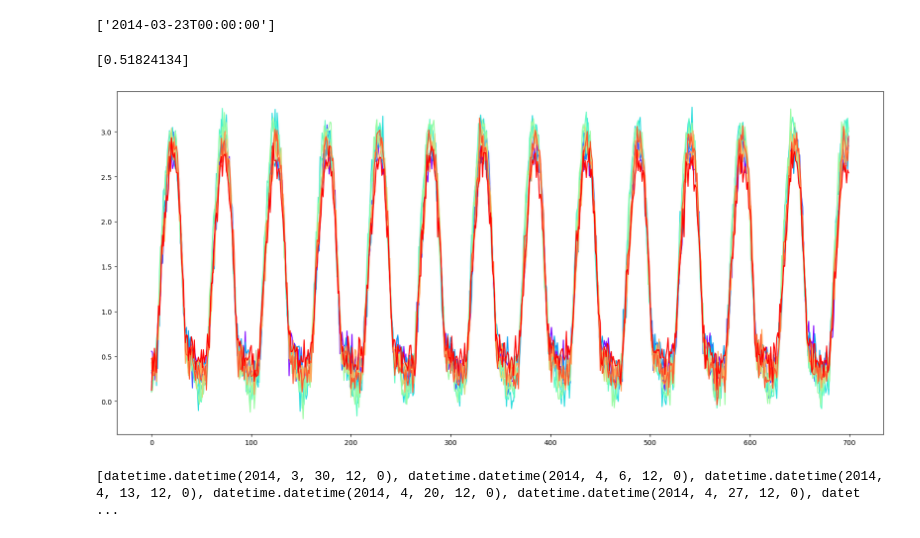
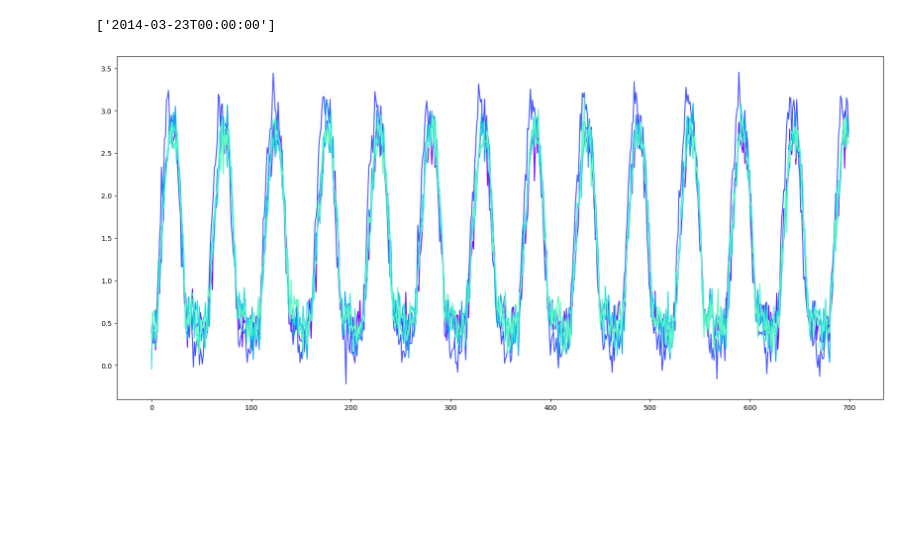
Before and after one commit to van-dai-vuong/cuTAGI, a Jupyter notebook: examples/generator_synTS_LSTM.ipynb, the cells around one changed output. Cells and saved outputs as stored; diff of their text form; code cells hidden in the pictures; blank space fills up the shorter version.

```diff
--- a/examples/generator_synTS_LSTM.ipynb
+++ b/examples/generator_synTS_LSTM.ipynb
@@ -44,18 +44,31 @@ net.load(filename='./saved_param/HQ_hybrid_LSTM/lstm_hq_hybrid_onlydisp2.pth')
 
 # # State-space models: for baseline hidden states
 phi_AA = 0.999
+phi_AR = 0.51824134
 Sigma_AR = 0.11453**2
 Sigma_AA = Sigma_AR*1e-17
 LA_var_stationary = Sigma_AA /(1-phi_AA**2)
+AR_var_stationary = Sigma_AR /(1-phi_AR**2)
 # Autoregressive acceleration + online AR
+# hybrid = LSTM_SSM(
+#     neural_network = net,           # LSTM
+#     baseline = 'AA + AR', # 'level', 'trend', 'acceleration', 'ETS'
+#     zB  = np.array([0.1, 1E-4, 0, 0.5, 0.02]),    # initial mu for baseline hidden states
+#     SzB = np.array([1E-5, 1E-8, LA_var_stationary, 0.25, Sigma_AR]),    # var
+#     phi_AA = phi_AA,
+#     Sigma_AR = Sigma_AR,
+#     Sigma_AA = Sigma_AA,
+# )
 hybrid = LSTM_SSM(
     neural_network = net,           # LSTM
-    baseline = 'AA + AR', # 'level', 'trend', 'acceleration', 'ETS'
-    zB  = np.array([0.1, 1E-4, 0, 0.5, 0.02]),    # initial mu for baseline hidden states
-    SzB = np.array([1E-5, 1E-8, LA_var_stationary, 0.25, Sigma_AR]),    # var
+    baseline = 'AA + plain_AR', # 'level', 'trend', 'acceleration', 'ETS'
+    zB  = np.array([0.1, 1E-4, 0, 0.02]),    # initial mu for baseline hidden states
+    SzB = np.array([1E-5, 1E-8, LA_var_stationary, AR_var_stationary]),    # var
     phi_AA = phi_AA,
+    phi_AR = phi_AR,
     Sigma_AR = Sigma_AR,
     Sigma_AA = Sigma_AA,
+    use_online_AR=False,
 )
 # %%
 date_time_file="data/HQ/LGA007PIAP-E010_Y_train_datetime.csv"
@@ -170,7 +183,7 @@ print(date_time_train[-1])
 # %% [output]
 ['2014-03-23T00:00:00']
 # %%
-num_syn_ts = 10
+num_syn_ts = 20
 syn_ts_len = 700
 syn_ts_all = []
 models_filenames = ['./saved_param/HQ_hybrid_LSTM/lstm_hq_hybrid_onlydisp.pth',
@@ -183,11 +196,11 @@ models_filenames = ['./saved_param/HQ_hybrid_LSTM/lstm_hq_hybrid_onlydisp.pth',
                     './saved_param/HQ_hybrid_LSTM/lstm_hq_hybrid_onlydisp8.pth',
                     './saved_param/HQ_hybrid_LSTM/lstm_hq_hybrid_onlydisp9.pth',
                     './saved_param/HQ_hybrid_LSTM/lstm_hq_hybrid_onlydisp10.pth',]
-print(z_prior[-3])
+# models_filenames = ['./saved_param/HQ_hybrid_LSTM/lstm_hq_hybrid_onlydisp4.pth']
 hybrid.z[-3] = z_prior[-3]
 hybrid.Sz[-3,:] = 0
 hybrid.Sz[:,-3] = 0
-for j in range(num_syn_ts):
+for j in tqdm(range(num_syn_ts)):
     # Sample a model filename from models_filenames randomly
     filename = np.random.choice(models_filenames)
 
@@ -197,6 +210,7 @@ for j in range(num_syn_ts):
 
     syn_ts_i=[]
     date_time = copy.deepcopy(date_time_train)
+    datetime_values_tosave = []
     x = copy.deepcopy(x_train)
     mu_preds_lstm = copy.deepcopy(mu_preds_lstm_train)
     for i in range(syn_ts_len):
@@ -230,8 +244,8 @@ for j in range(num_syn_ts):
         mu_preds_lstm.extend(m_pred)
         var_preds_lstm.extend(v_pred)
         syn_ts_i.extend(obs)
+        current_date_time = date_time[-1] + np.timedelta64(7, 'D')
+        datetime_values_tosave.append(current_date_time[0])
         # obs_unnorm.extend(y)
 
     syn_ts_all.append(syn_ts_i)
-# %% [output]
-[0.51824134]
@@ -245,15 +269,15 @@ with open('syn_dataset_hqts2_lstm_unstandardized.csv', 'w', newline='') as file:
 # %%
 # Plot the first 10 time series in syn_ts_all
 def get_cmap(n, name='rainbow'):
     '''Returns a function that maps each index in 0, 1, ..., n-1 to a distinct
     RGB color; the keyword argument name must be a standard mpl colormap name.'''
     return plt.cm.get_cmap(name, n)
 
 COLORS = get_cmap(10)
 plt.figure(figsize=(20, 9))
-for i in range(10):
+for i in range(5):
     plt.plot(syn_ts_all[i], color = COLORS(i))
 plt.show()
 # %% [output]
-[figure, old version]
+[figure, new version]
 # %%
@@ -279,7 +303,3 @@ with open('syn_dataset_hqts2_lstm_datetime.csv', 'w', newline='') as csvfile:
-# %%
-print(datetime_values)
-# %% [output]
-[datetime.datetime(2014, 3, 30, 12, 0), datetime.datetime(2014, 4, 6, 12, 0), datetime.datetime(2014, 4, 13, 12, 0), datetime.datetime(2014, 4, 20, 12, 0), datetime.datetime(2014, 4, 27, 12, 0), datet ...
 # %%
 # import csv
 
```
Also changed, not shown: parts of 4 cells of this notebook, 13 other files.
